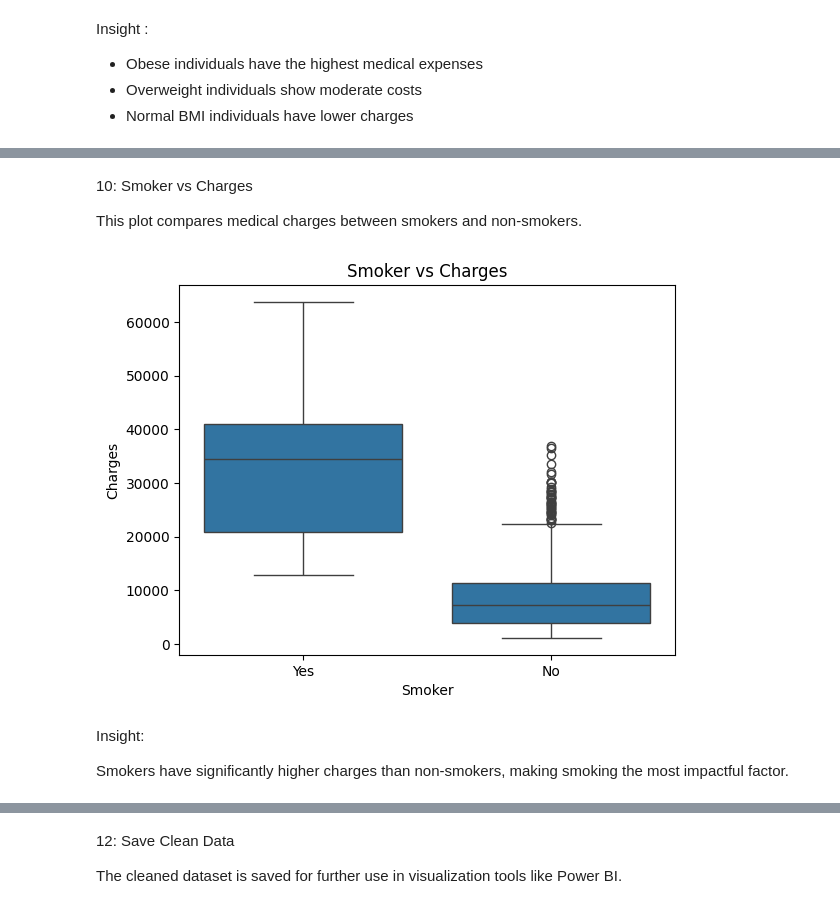
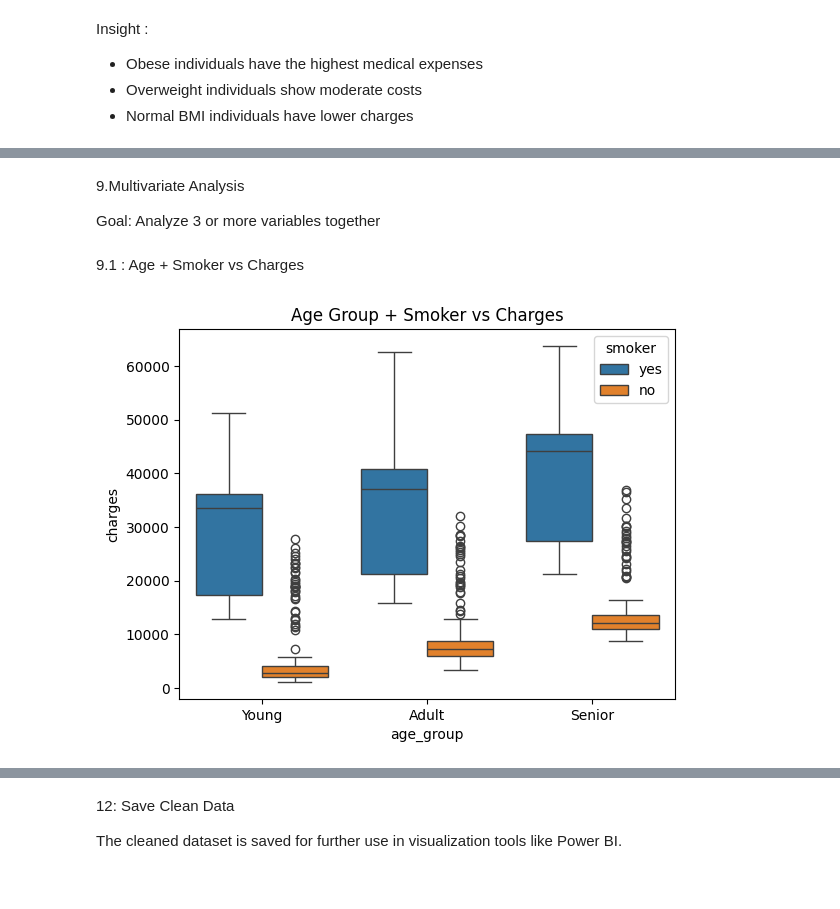
Before and after one commit to siva252005/healthcare-data-analytics, a Jupyter notebook: notebooks/healthcare_analysis.ipynb, the cells around one changed output, grey strips where cells are left out. Cells and saved outputs as stored; diff of their text form; code cells hidden in the pictures.

Commit message:
Multivariate Analysis and KPI calculation completed

```diff
--- a/notebooks/healthcare_analysis.ipynb
+++ b/notebooks/healthcare_analysis.ipynb
@@ -437,23 +405,13 @@ df['smoker_label'] = df['smoker'].map({0: 'No', 1: 'Yes'})
-# %% [markdown]
-10: Smoker vs Charges
-
-This plot compares medical charges between smokers and non-smokers.
-# %%
-plt.figure()
-
-sns.boxplot(
-    x=df['smoker_label'].values,
-    y=df['charges'].values
-)
-
-plt.title("Smoker vs Charges")
-plt.xlabel("Smoker")
-plt.ylabel("Charges")
-
-plt.show()
-# %% [output]
-[figure, removed]
-# %% [markdown]
-Insight:
-
-Smokers have significantly higher charges than non-smokers, making smoking the most impactful factor.
+# %% [markdown]
+9.Multivariate Analysis
+
+Goal: Analyze 3 or more variables together
+# %% [markdown]
+9.1 : Age + Smoker vs Charges
+# %%
+sns.boxplot(x='age_group', y='charges', hue='smoker', data=df)
+
+plt.title("Age Group + Smoker vs Charges")
+plt.show()
+# %% [output]
+[figure, added]
```
Also changed, not shown: parts of 39 cells of this notebook.
